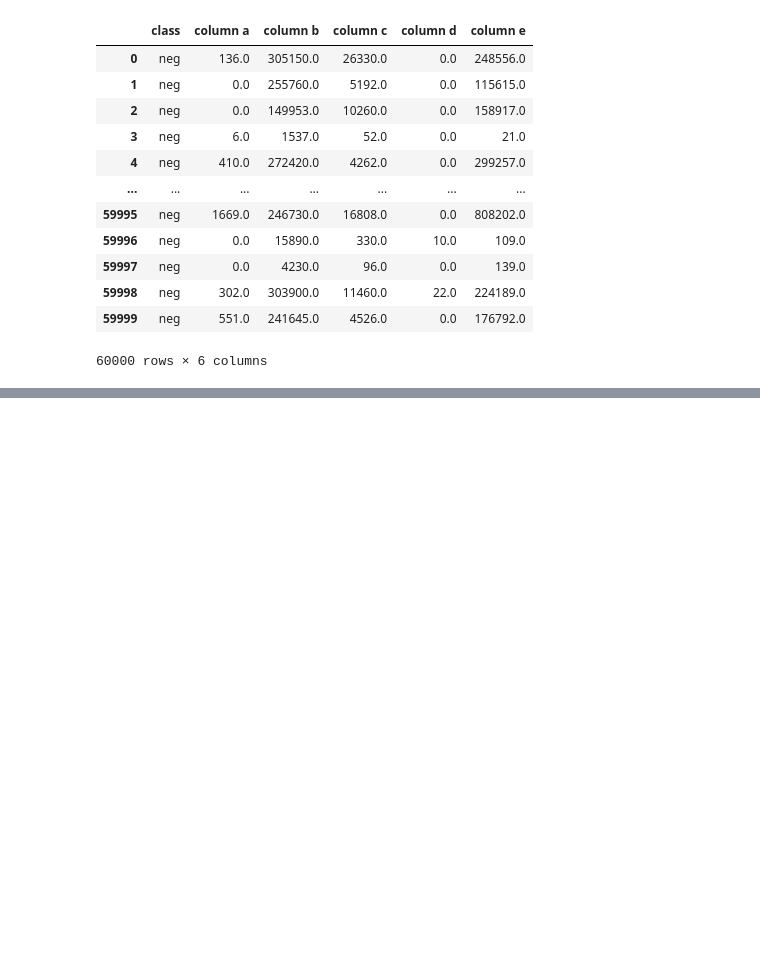
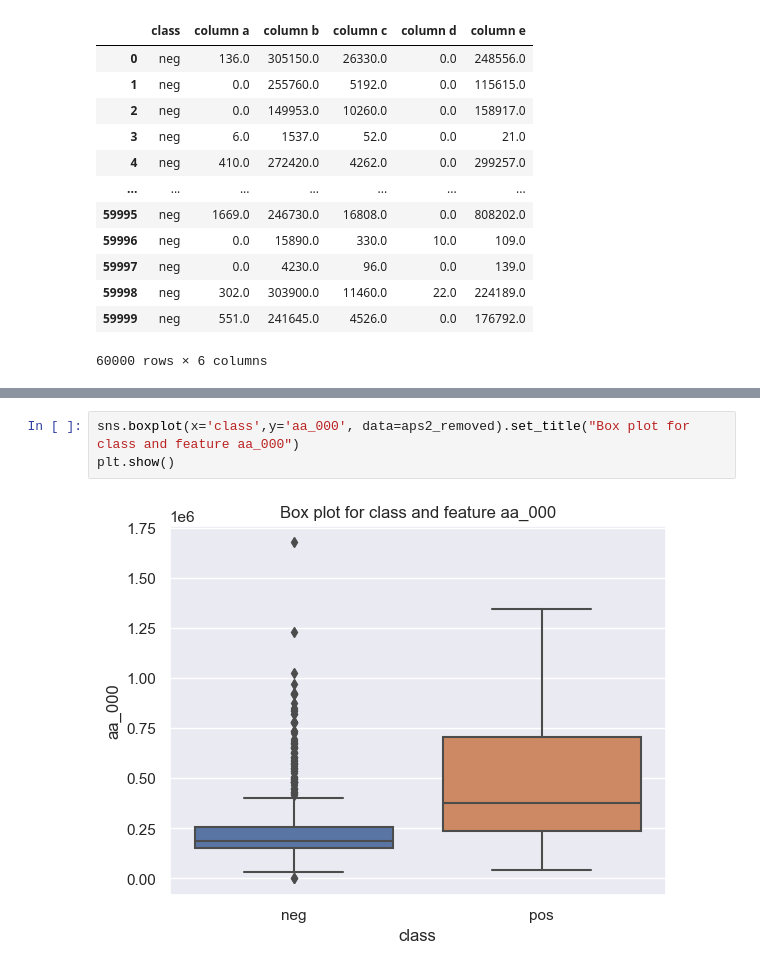
Before and after one commit to FedericoAriton99/CA-1-Data-Preparation, a Jupyter notebook: CA 1 Python.ipynb, the cells around one changed output, grey strips where cells are left out. Saved outputs shown, nothing was run; the diff lists cells and outputs as text; blank space fills up the shorter version.

```diff
--- a/CA 1 Python.ipynb
+++ b/CA 1 Python.ipynb
@@ -460,0 +749,5 @@ aps2
+# %%
+sns.boxplot(x='class',y='aa_000', data=aps2_removed).set_title("Box plot for class and feature aa_000")
+plt.show()
+# %% [output]
+[figure, added]
```
Also changed, not shown: parts of 37 cells of this notebook.
